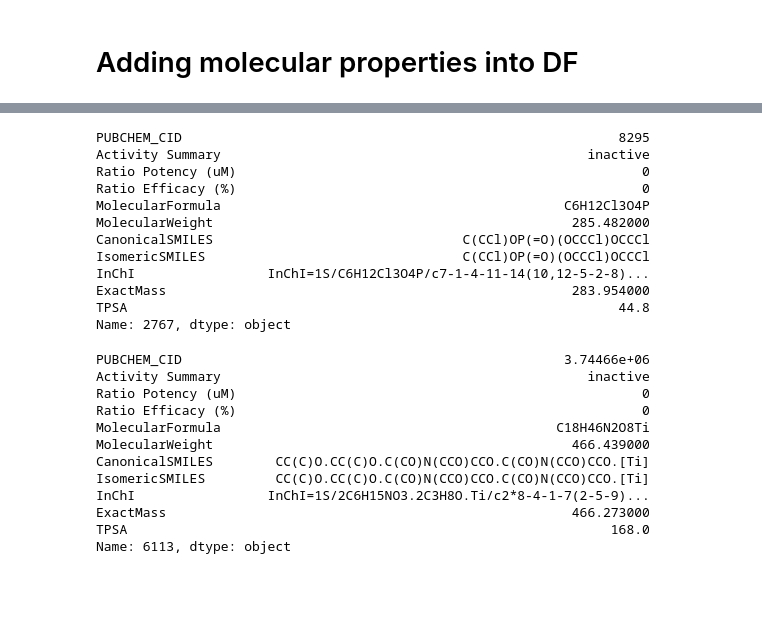
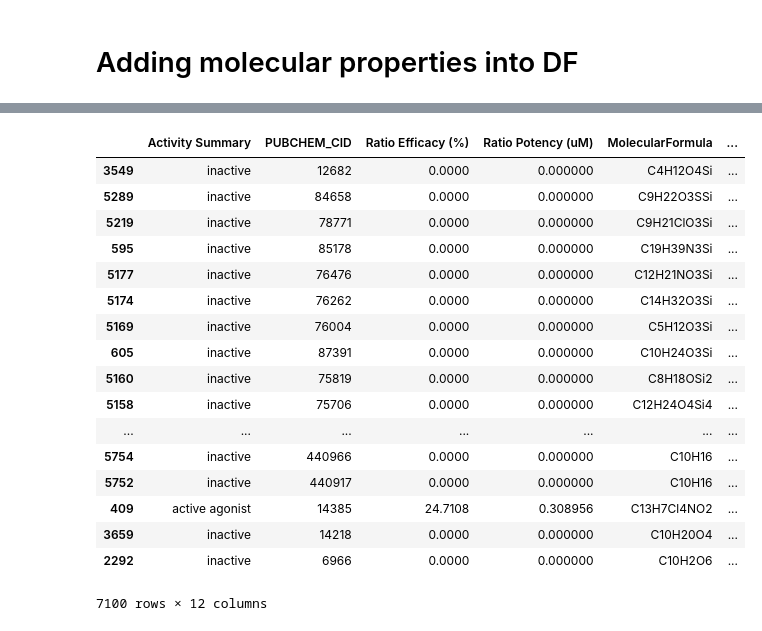
Before and after one commit to shreyasingh1/NCBI, a Jupyter notebook: Molecular Properties.ipynb, the cells around one changed output, grey strips where cells are left out. Drawn from its saved outputs; the diff is of its cells as text; code cells hidden in the pictures; blank space fills up the shorter version.

```diff
--- a/Molecular Properties.ipynb
+++ b/Molecular Properties.ipynb
@@ -856,33 +812,25 @@ df_full
-# %%
-df_full.iloc[2767]
-# %% [output]
-PUBCHEM_CID                                                        8295
-Activity Summary                                               inactive
-Ratio Potency (uM)                                                    0
-Ratio Efficacy (%)                                                    0
-MolecularFormula                                            C6H12Cl3O4P
-MolecularWeight                                              285.482000
-CanonicalSMILES                                C(CCl)OP(=O)(OCCCl)OCCCl
-IsomericSMILES                                 C(CCl)OP(=O)(OCCCl)OCCCl
-InChI                 InChI=1S/C6H12Cl3O4P/c7-1-4-11-14(10,12-5-2-8)...
-ExactMass                                                    283.954000
-TPSA                                                               44.8
-Name: 2767, dtype: object
-# %%
-df_full.iloc[6113]
-# %% [output]
-PUBCHEM_CID                                                 3.74466e+06
-Activity Summary                                               inactive
-Ratio Potency (uM)                                                    0
-Ratio Efficacy (%)                                                    0
-MolecularFormula                                           C18H46N2O8Ti
-MolecularWeight                                              466.439000
-CanonicalSMILES        CC(C)O.CC(C)O.C(CO)N(CCO)CCO.C(CO)N(CCO)CCO.[Ti]
-IsomericSMILES         CC(C)O.CC(C)O.C(CO)N(CCO)CCO.C(CO)N(CCO)CCO.[Ti]
-InChI                 InChI=1S/2C6H15NO3.2C3H8O.Ti/c2*8-4-1-7(2-5-9)...
-ExactMass                                                    466.273000
-TPSA                                                              168.0
-Name: 6113, dtype: object
+# %%
+welp = df_full.sort_values(by = ['XLogP'], ascending = True, inplace = False)
+welp.head(7100)
+# %% [output]
+|  | Activity Summary | PUBCHEM_CID | Ratio Efficacy (%) | Ratio Potency (uM) | MolecularFormula | ... |
+| 3549 | inactive | 12682 | 0.0000 | 0.000000 | C4H12O4Si | ... |
+| 5289 | inactive | 84658 | 0.0000 | 0.000000 | C9H22O3SSi | ... |
+| 5219 | inactive | 78771 | 0.0000 | 0.000000 | C9H21ClO3Si | ... |
+| 595 | inactive | 85178 | 0.0000 | 0.000000 | C19H39N3Si | ... |
+| 5177 | inactive | 76476 | 0.0000 | 0.000000 | C12H21NO3Si | ... |
+| 5174 | inactive | 76262 | 0.0000 | 0.000000 | C14H32O3Si | ... |
+| 5169 | inactive | 76004 | 0.0000 | 0.000000 | C5H12O3Si | ... |
+| 605 | inactive | 87391 | 0.0000 | 0.000000 | C10H24O3Si | ... |
+| 5160 | inactive | 75819 | 0.0000 | 0.000000 | C8H18OSi2 | ... |
+| 5158 | inactive | 75706 | 0.0000 | 0.000000 | C12H24O4Si4 | ... |
+| ... | ... | ... | ... | ... | ... | ... |
+| 5754 | inactive | 440966 | 0.0000 | 0.000000 | C10H16 | ... |
+| 5752 | inactive | 440917 | 0.0000 | 0.000000 | C10H16 | ... |
+| 409 | active agonist | 14385 | 24.7108 | 0.308956 | C13H7Cl4NO2 | ... |
+| 3659 | inactive | 14218 | 0.0000 | 0.000000 | C10H20O4 | ... |
+| 2292 | inactive | 6966 | 0.0000 | 0.000000 | C10H2O6 | ... |
+7100 rows × 12 columns
 # %%
 #Writing to csv
 df_full.to_csv('Molecular_Properties_CSV', index = False)
```
Also changed, not shown: parts of 18 cells of this notebook, 3 other files.
